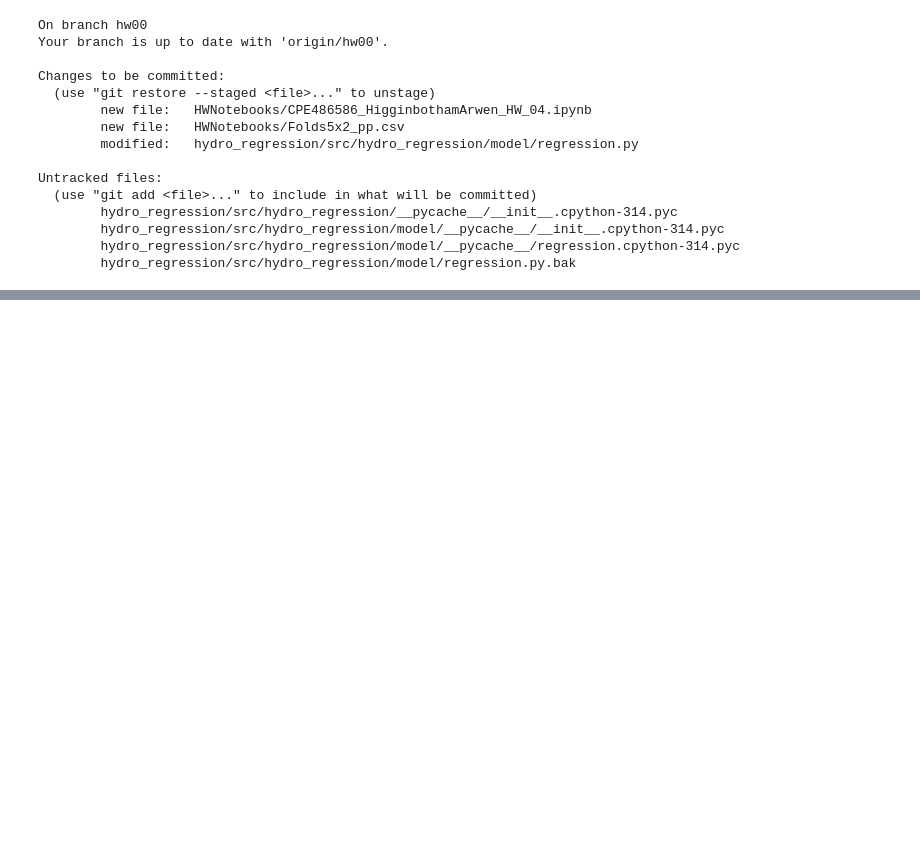
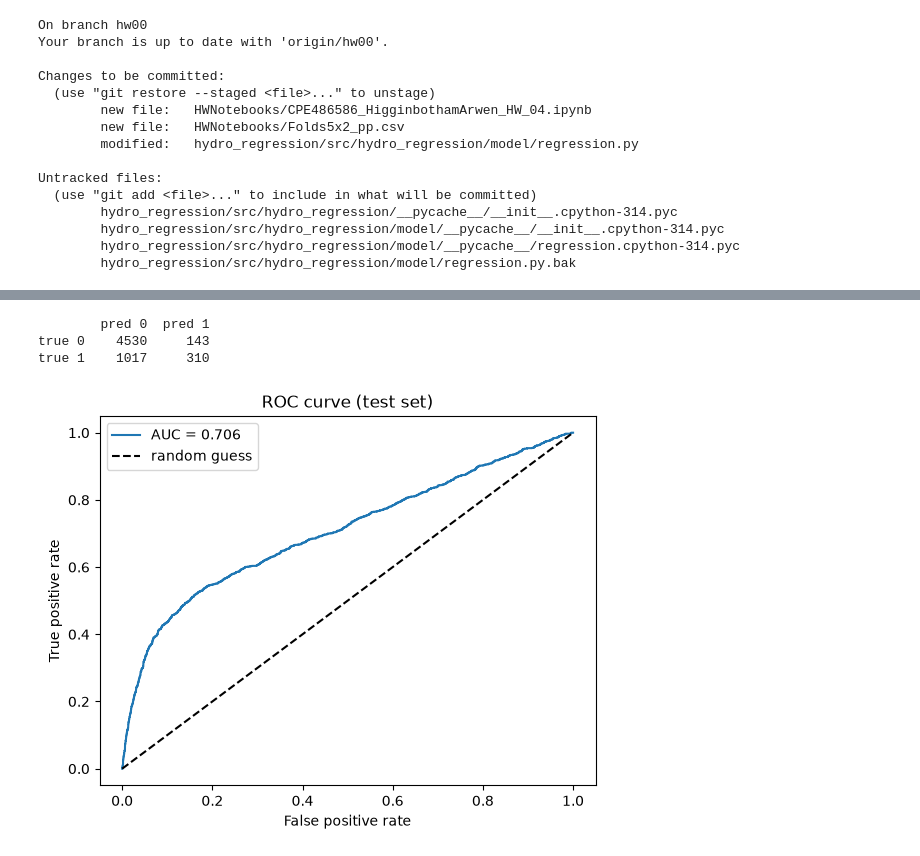
Before and after one commit to zeusandatlasgh/zeusandatlas, a Jupyter notebook: HWNotebooks/CPE486586_HigginbothamArwen_HW_04.ipynb, the cells around one changed output, grey strips where cells are left out. Cells and saved outputs as stored; diff of their text form; code cells hidden in the pictures; blank space fills up the shorter version.

```diff
--- a/HWNotebooks/CPE486586_HigginbothamArwen_HW_04.ipynb
+++ b/HWNotebooks/CPE486586_HigginbothamArwen_HW_04.ipynb
@@ -645,0 +981,16 @@ Untracked files:
+# %%
+from sklearn.metrics import (accuracy_score, precision_score, recall_score,
+                             f1_score, confusion_matrix, roc_auc_score,
+                             roc_curve, classification_report)
+
+proba = logit.predict_proba(Xte)
+pred = logit.predict(Xte)               # threshold 0.5
+
+print("accuracy: ", round(accuracy_score(y_test, pred), 4))
+print("precision:", round(precision_score(y_test, pred), 4))
+print("recall:   ", round(recall_score(y_test, pred), 4))
+print("F1:       ", round(f1_score(y_test, pred), 4))
+print("ROC-AUC:  ", round(roc_auc_score(y_test, proba), 4))
+print("always-predict-0 accuracy:", round(1 - y_test.mean(), 4))
+print()
+print(classification_report(y_test, pred, target_names=["no default", "default"]))
@@ -645,0 +1013,17 @@ Untracked files:
+# %%
+cm = confusion_matrix(y_test, pred)
+print(pd.DataFrame(cm, index=["true 0", "true 1"], columns=["pred 0", "pred 1"]))
+
+fpr, tpr, _ = roc_curve(y_test, proba)
+plt.plot(fpr, tpr, label=f"AUC = {roc_auc_score(y_test, proba):.3f}")
+plt.plot([0, 1], [0, 1], "k--", label="random guess")
+plt.xlabel("False positive rate")
+plt.ylabel("True positive rate")
+plt.title("ROC curve (test set)")
+plt.legend()
+plt.show()
+# %% [output]
+        pred 0  pred 1
+true 0    4530     143
+true 1    1017     310
+[figure, added]
```
Also changed, not shown: parts of 29 cells of this notebook, 1 other file.
